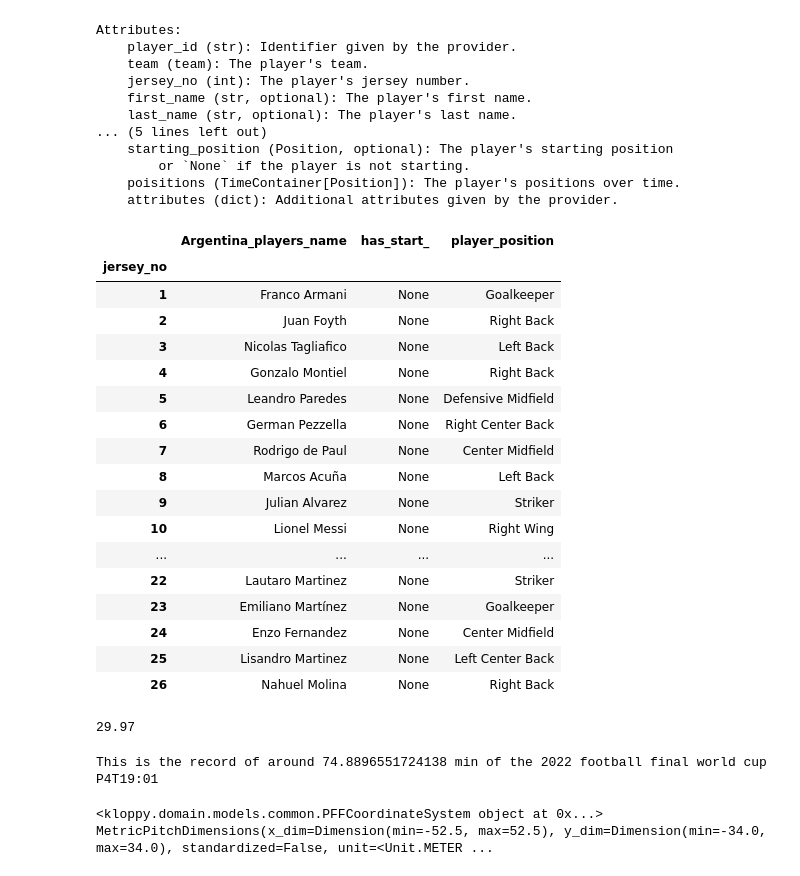
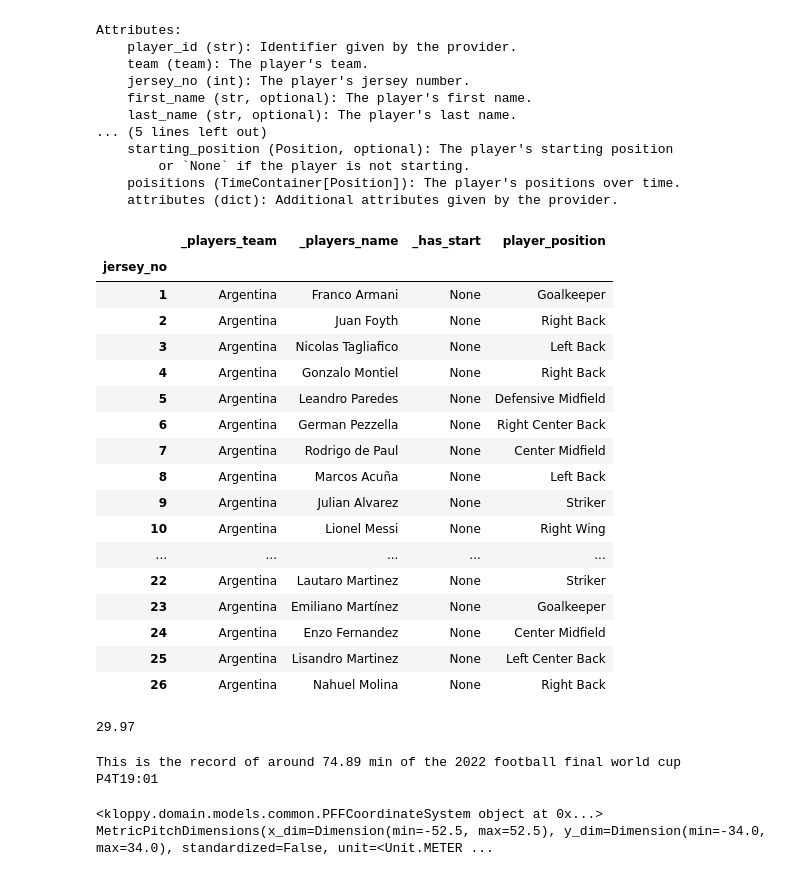
Before and after one commit to stephTchembeu/pysport-aims, a Jupyter notebook: first_week/_test_15-16_07.ipynb, the cells around one changed output. Cells and saved outputs as stored; diff of their text form; code cells hidden in the pictures.

```diff
--- a/first_week/_test_15-16_07.ipynb
+++ b/first_week/_test_15-16_07.ipynb
@@ -5,9 +5,9 @@ from kloppy import pff #import the loader which is commonly the name of the data
 # %% [markdown]
 ##### **Path to the necessaries files to load with kolppy, the final match (game_id=10517) of the 2022 world cup.**
 # %%
-roster = "/home/student/Documents/AIMS/Intership/pysport/first_week/data/10517_roster.json"
-metadata = "/home/student/Documents/AIMS/Intership/pysport/first_week/data/10517_metadata.json"
-raw_data = "/home/student/Documents/AIMS/Intership/pysport/first_week/data/pff_10517.jsonl.bz2"
+roster = "/home/student/Documents/AIMS/Intership/pysport/pysport-aims/first_week/data/10517_roster.json"
+metadata = "/home/student/Documents/AIMS/Intership/pysport/pysport-aims/first_week/data/10517_metadata.json"
+raw_data = "/home/student/Documents/AIMS/Intership/pysport/pysport-aims/first_week/data/pff_10517.jsonl.bz2"
 # %% [markdown]
 ##### **using the path variables and the load_tracking() function of the pff loader, we load the game data.**
 # %%
@@ -191,37 +192,38 @@ Attributes:
 # %%
 # Let make our players dataframe more valuable with more insightfull information like the jersey number as index,
 # the full name position of the player the value wich let us know if it has start the game or no at the beginig
 # and its starting_position.
-home_players = {home_team.name+"_players_name" : [player.full_name for player in home_team.players],
+home_players = {"_players_team" : [player.team for player in home_team.players],
+                "_players_name" : [player.full_name for player in home_team.players],
                 "jersey_no": [player.jersey_no for player in home_team.players],
-                "has_start_": [player.starting for player in home_team.players],
+                "_has_start": [player.starting for player in home_team.players],
                 "player_position": [player.starting_position for player in home_team.players],
                 }
 df_players = pd.DataFrame(home_players)
 
 # Set index and sort in descending order
 df_players = df_players.set_index("jersey_no").sort_index(ascending=True)
 
 df_players
 # %% [output]
-|  | Argentina_players_name | has_start_ | player_position |
-| jersey_no |  |  |  |
-| 1 | Franco Armani | None | Goalkeeper |
-| 2 | Juan Foyth | None | Right Back |
-| 3 | Nicolas Tagliafico | None | Left Back |
-| 4 | Gonzalo Montiel | None | Right Back |
-| 5 | Leandro Paredes | None | Defensive Midfield |
-| 6 | German Pezzella | None | Right Center Back |
-| 7 | Rodrigo de Paul | None | Center Midfield |
-| 8 | Marcos Acuña | None | Left Back |
-| 9 | Julian Alvarez | None | Striker |
-| 10 | Lionel Messi | None | Right Wing |
-| ... | ... | ... | ... |
-| 22 | Lautaro Martinez | None | Striker |
-| 23 | Emiliano Martínez | None | Goalkeeper |
-| 24 | Enzo Fernandez | None | Center Midfield |
-| 25 | Lisandro Martinez | None | Left Center Back |
-| 26 | Nahuel Molina | None | Right Back |
+|  | _players_team | _players_name | _has_start | player_position |
+| jersey_no |  |  |  |  |
+| 1 | Argentina | Franco Armani | None | Goalkeeper |
+| 2 | Argentina | Juan Foyth | None | Right Back |
+| 3 | Argentina | Nicolas Tagliafico | None | Left Back |
+| 4 | Argentina | Gonzalo Montiel | None | Right Back |
+| 5 | Argentina | Leandro Paredes | None | Defensive Midfield |
+| 6 | Argentina | German Pezzella | None | Right Center Back |
+| 7 | Argentina | Rodrigo de Paul | None | Center Midfield |
+| 8 | Argentina | Marcos Acuña | None | Left Back |
+| 9 | Argentina | Julian Alvarez | None | Striker |
+| 10 | Argentina | Lionel Messi | None | Right Wing |
+| ... | ... | ... | ... | ... |
+| 22 | Argentina | Lautaro Martinez | None | Striker |
+| 23 | Argentina | Emiliano Martínez | None | Goalkeeper |
+| 24 | Argentina | Enzo Fernandez | None | Center Midfield |
+| 25 | Argentina | Lisandro Martinez | None | Left Center Back |
+| 26 | Argentina | Nahuel Molina | None | Right Back |
 # %%
 # let go back into another metadat the frame_rate
 dataset.metadata.frame_rate
@@ -229,12 +231,12 @@ dataset.metadata.frame_rate
 29.97
 # %%
 # nice the frame rate was not 25 per second but 29.97 which is strange.
-what_is_this(frame_rate=int())
+what_is_this(frame_rate=int(dataset.metadata.frame_rate))
 
 # compare to the time on wich the last frame were recorded
 print(dataset.frames[-1].time)
 # %% [output]
-This is the record of around 74.8896551724138 min of the 2022 football final world cup
+This is the record of around 74.89 min of the 2022 football final world cup
 P4T19:01
 # %%
 # this become more fishy, what is going on here ?
```
Also changed, not shown: parts of 14 cells of this notebook.
